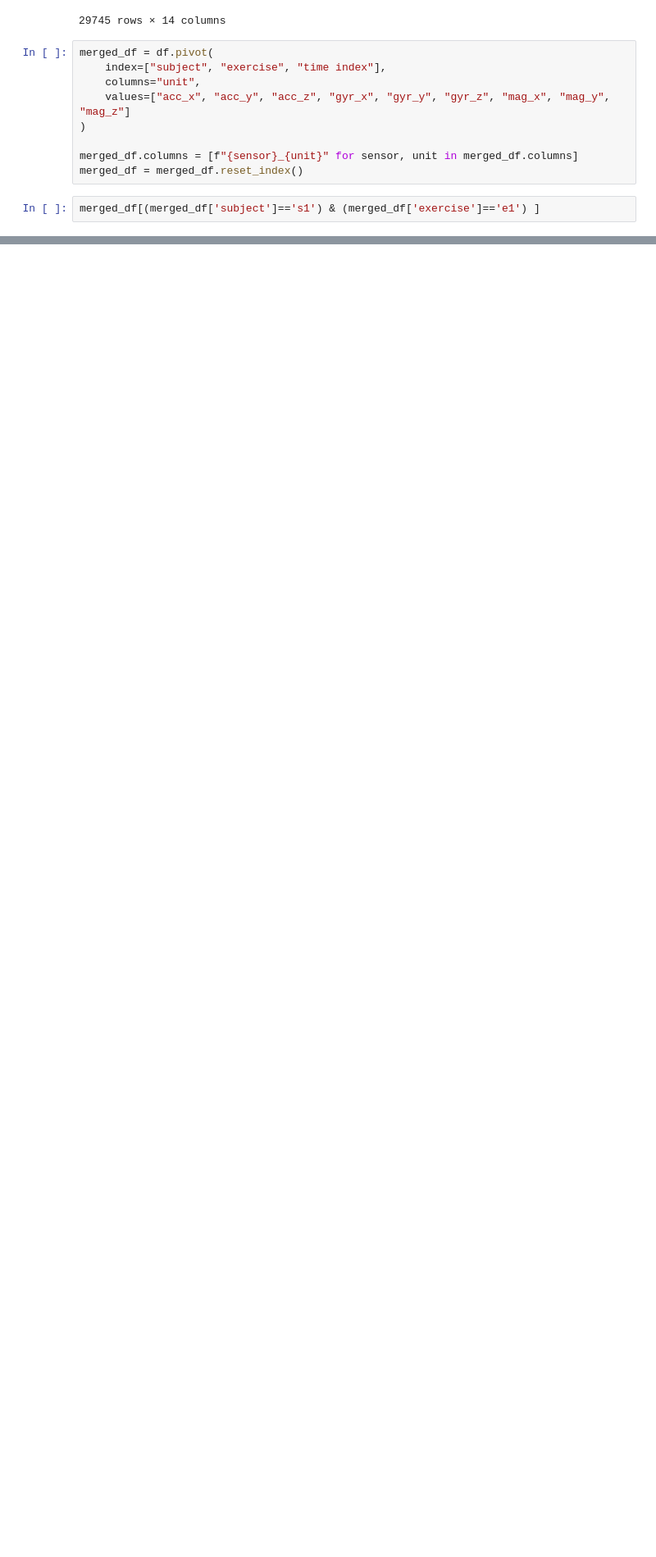
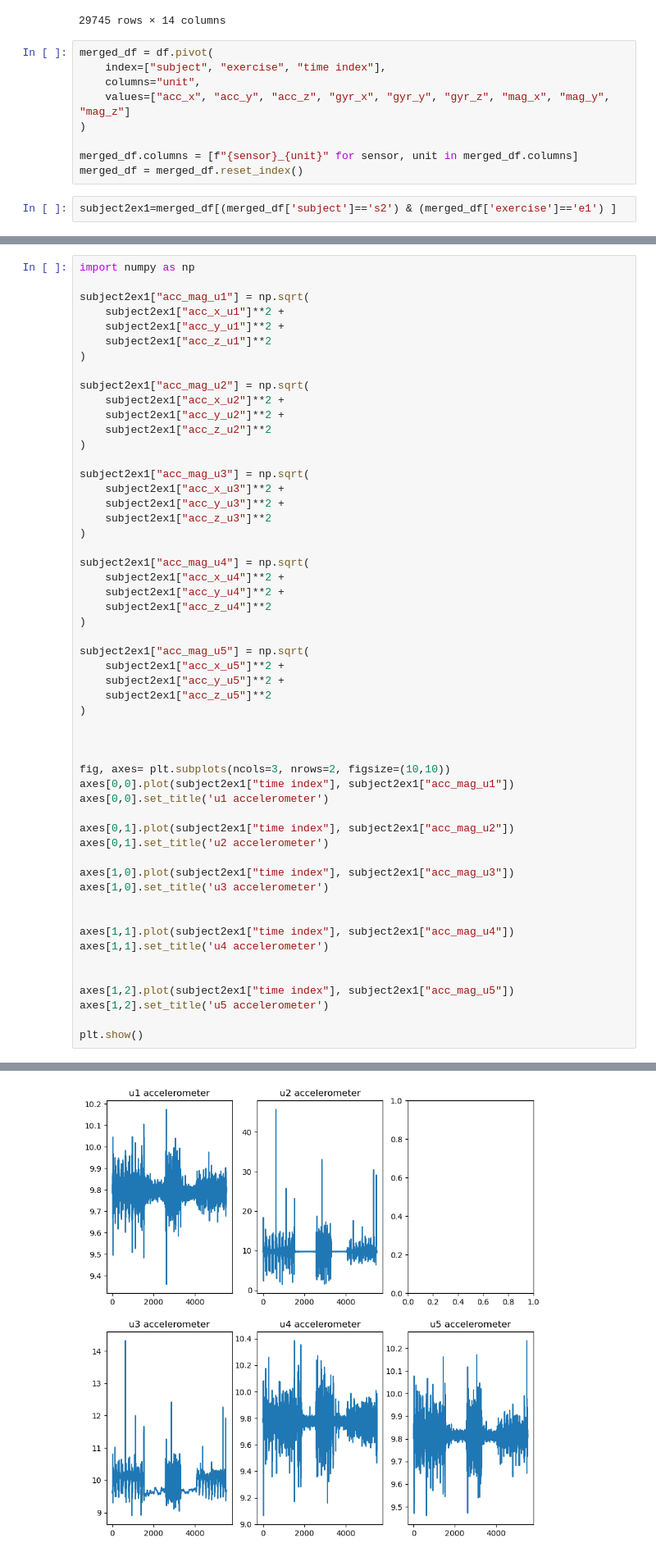
Before and after one commit to alessandrodipiano/wearable-sensor-exercise-recognition, a Jupyter notebook: notebooks/preprocessing.ipynb, the cells around one changed output, grey strips where cells are left out. Shown at 82% size. Drawn from its saved outputs; the diff is of its cells as text; blank space fills up the shorter version.

```diff
--- a/notebooks/preprocessing.ipynb
+++ b/notebooks/preprocessing.ipynb
@@ -96,4 +96,4 @@ merged_df = df.pivot(
 merged_df.columns = [f"{sensor}_{unit}" for sensor, unit in merged_df.columns]
 merged_df = merged_df.reset_index()
 # %%
-merged_df[(merged_df['subject']=='s1') & (merged_df['exercise']=='e1') ]
+subject2ex1=merged_df[(merged_df['subject']=='s2') & (merged_df['exercise']=='e1') ]
@@ -113,0 +120,55 @@ merged_df[(merged_df['subject']=='s1') & (merged_df['exercise']=='e1') ]
+# %%
+import numpy as np
+
+subject2ex1["acc_mag_u1"] = np.sqrt(
+    subject2ex1["acc_x_u1"]**2 +
+    subject2ex1["acc_y_u1"]**2 +
+    subject2ex1["acc_z_u1"]**2
+)
+
+subject2ex1["acc_mag_u2"] = np.sqrt(
+    subject2ex1["acc_x_u2"]**2 +
+    subject2ex1["acc_y_u2"]**2 +
+    subject2ex1["acc_z_u2"]**2
+)
+
+subject2ex1["acc_mag_u3"] = np.sqrt(
+    subject2ex1["acc_x_u3"]**2 +
+    subject2ex1["acc_y_u3"]**2 +
+    subject2ex1["acc_z_u3"]**2
+)
+
+subject2ex1["acc_mag_u4"] = np.sqrt(
+    subject2ex1["acc_x_u4"]**2 +
+    subject2ex1["acc_y_u4"]**2 +
+    subject2ex1["acc_z_u4"]**2
+)
+
+subject2ex1["acc_mag_u5"] = np.sqrt(
+    subject2ex1["acc_x_u5"]**2 +
+    subject2ex1["acc_y_u5"]**2 +
+    subject2ex1["acc_z_u5"]**2
+)
+
+
+
+fig, axes= plt.subplots(ncols=3, nrows=2, figsize=(10,10))
+axes[0,0].plot(subject2ex1["time index"], subject2ex1["acc_mag_u1"])
+axes[0,0].set_title('u1 accelerometer')
+
+axes[0,1].plot(subject2ex1["time index"], subject2ex1["acc_mag_u2"])
+axes[0,1].set_title('u2 accelerometer')
+
+axes[1,0].plot(subject2ex1["time index"], subject2ex1["acc_mag_u3"])
+axes[1,0].set_title('u3 accelerometer')
+
+
+axes[1,1].plot(subject2ex1["time index"], subject2ex1["acc_mag_u4"])
+axes[1,1].set_title('u4 accelerometer')
+
+
+axes[1,2].plot(subject2ex1["time index"], subject2ex1["acc_mag_u5"])
+axes[1,2].set_title('u5 accelerometer')
+
+plt.show()
+# %% [output]
@@ -113,0 +192 @@ merged_df[(merged_df['subject']=='s1') & (merged_df['exercise']=='e1') ]
+[figure, added]
```
Also changed, not shown: parts of 8 cells of this notebook, 1 other file.
